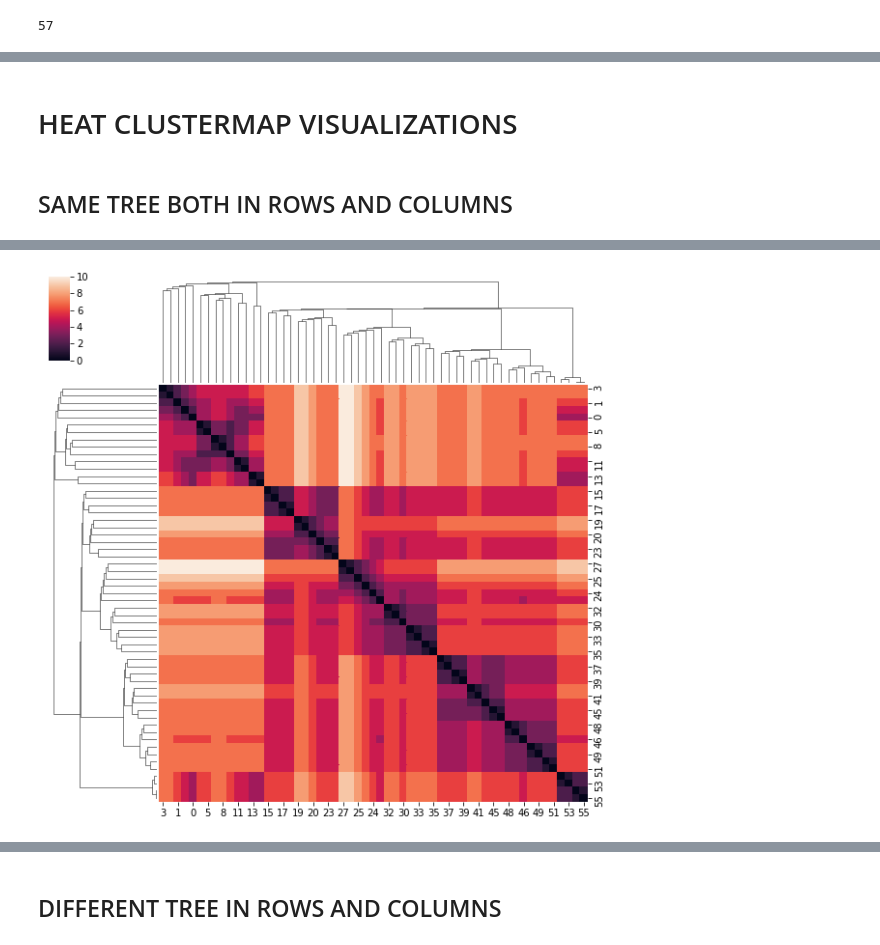
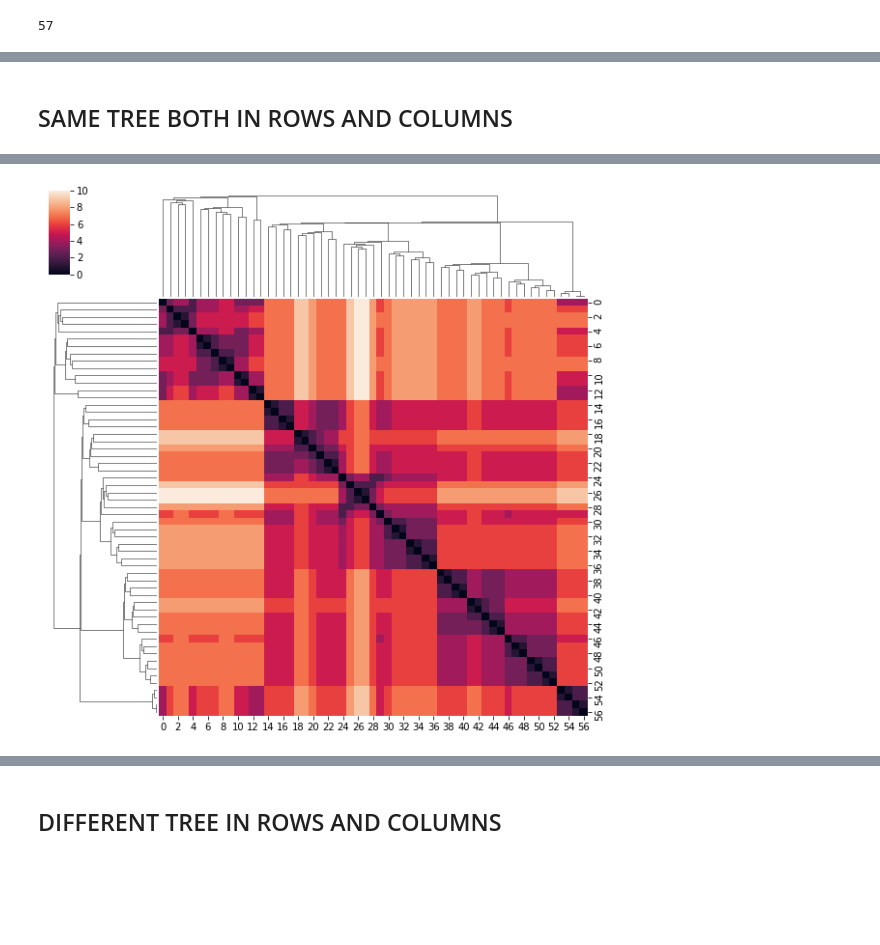
Before and after one commit to SebastianMacaluso/VisualizeBinaryTrees, a Jupyter notebook: visualizeClusterMap.ipynb, the cells around one changed output, grey strips where cells are left out. Saved outputs shown, nothing was run; the diff lists cells and outputs as text; code cells hidden in the pictures; blank space fills up the shorter version.

```diff
--- a/visualizeClusterMap.ipynb
+++ b/visualizeClusterMap.ipynb
@@ -41,7 +77,7 @@ display(truth_jet["name"])
 'tree_10'
 # %%
 # Number of jet constituents
-linkageList.runTraverse_jet(truth_jet)
+linkageList.runTraverse_jet(truth_jet, draw_tree=True)
 len(truth_jet["outers_list"])
 # %% [output]
 57
@@ -59,16 +99,11 @@ out_filename= data/tree_10_0.pkl
 with open(input_dir+ str(truth_jet["name"])+'_1' + '.pkl', "rb") as fd: reclusterKt = pickle.load(fd, encoding='latin-1')
 with open(input_dir+ str(truth_jet["name"])+'_-1' + '.pkl', "rb") as fd: reclusterAntikt = pickle.load(fd, encoding='latin-1')
 with open(input_dir+ str(truth_jet["name"])+'_0' + '.pkl', "rb") as fd: reclusterCA = pickle.load(fd, encoding='latin-1')
-# %% [markdown]
-# HEAT CLUSTERMAP VISUALIZATIONS
 # %% [markdown]
 ## SAME TREE BOTH IN ROWS AND COLUMNS
 # %%
-# outFilename="plots/heatClustermap/figTruthTruth_singlepath_jet2.jpg"
-outFilename=None
 heatClustermap.heat_dendrogram(
     truthJet=truth_jet,
-    heat_map=True,
     full_path=False,
-    FigName=outFilename)
+    FigName=None)
 # %% [output]
@@ -76,2 +111,2 @@ truth heat data ----  alpha row: truth -- alpha column: truth
-[figure, old version]
+[figure, new version]
 # %%
```
Also changed, not shown: parts of 22 cells of this notebook, 6 other files.
